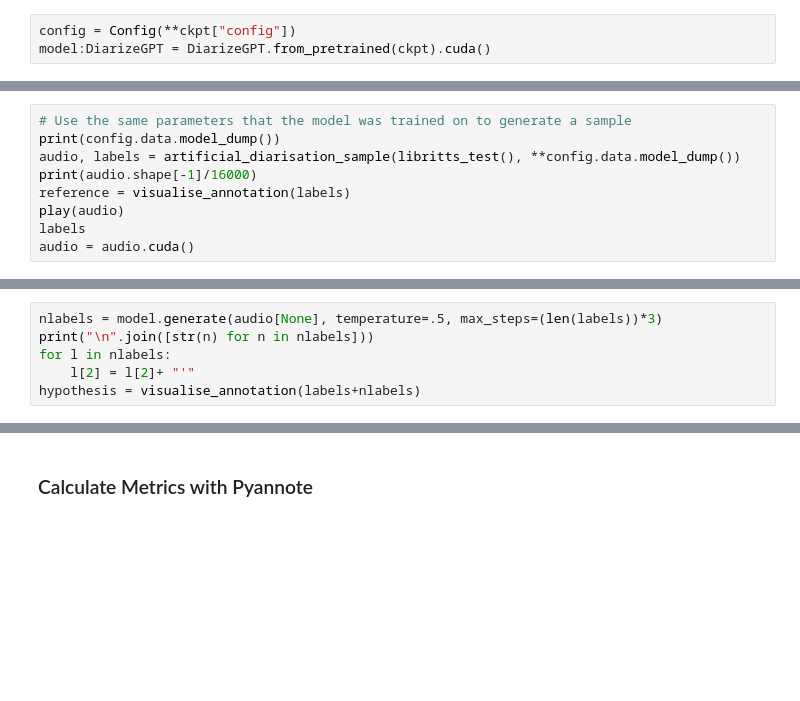
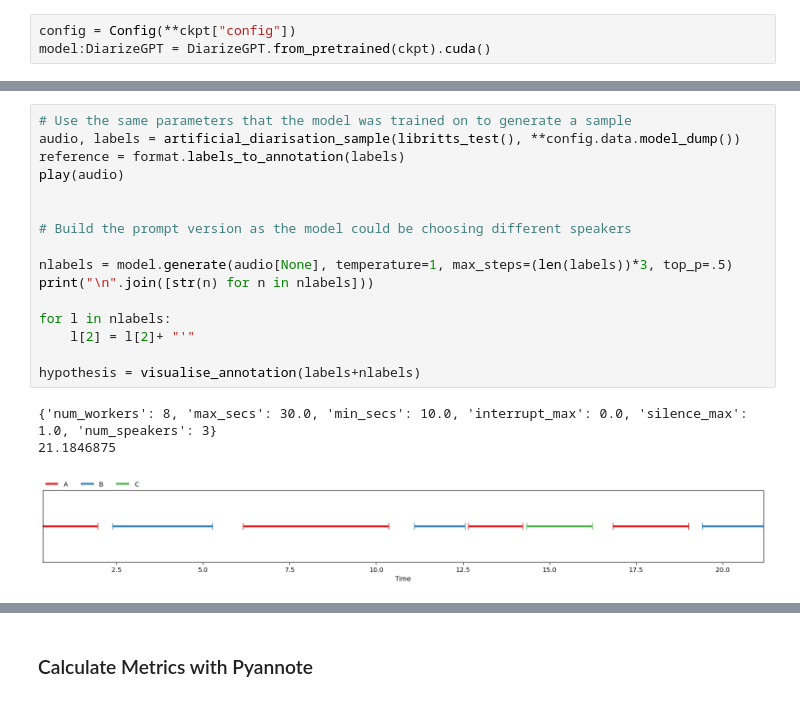
Before and after one commit to mogwai/nanodrz, a Jupyter notebook: notebook/inference.ipynb, the cells around one changed output, grey strips where cells are left out. Saved outputs shown, nothing was run; the diff lists cells and outputs as text; blank space fills up the shorter version.

```diff
--- a/notebook/inference.ipynb
+++ b/notebook/inference.ipynb
@@ -37,9 +26,20 @@ print(config.model.use_time_pos)
 # %%
 # Use the same parameters that the model was trained on to generate a sample
-print(config.data.model_dump())
 audio, labels = artificial_diarisation_sample(libritts_test(), **config.data.model_dump())
-print(audio.shape[-1]/16000)
-reference = visualise_annotation(labels)
+reference = format.labels_to_annotation(labels)
 play(audio)
-labels
-audio = audio.cuda()
+
+
+# Build the prompt version as the model could be choosing different speakers
+
+nlabels = model.generate(audio[None], temperature=1, max_steps=(len(labels))*3, top_p=.5)
+print("\n".join([str(n) for n in nlabels]))
+
+for l in nlabels:
+    l[2] = l[2]+ "'"
+
+hypothesis = visualise_annotation(labels+nlabels)
+# %% [output]
+{'num_workers': 8, 'max_secs': 30.0, 'min_secs': 10.0, 'interrupt_max': 0.0, 'silence_max': 1.0, 'num_speakers': 3}
+21.1846875
+[figure, added]
@@ -46,6 +46,0 @@ audio = audio.cuda()
-# %%
-nlabels = model.generate(audio[None], temperature=.5, max_steps=(len(labels))*3)
-print("\n".join([str(n) for n in nlabels]))
-for l in nlabels:
-    l[2] = l[2]+ "'"
-hypothesis = visualise_annotation(labels+nlabels)
```
Also changed, not shown: parts of 6 cells of this notebook, 5 other files.
